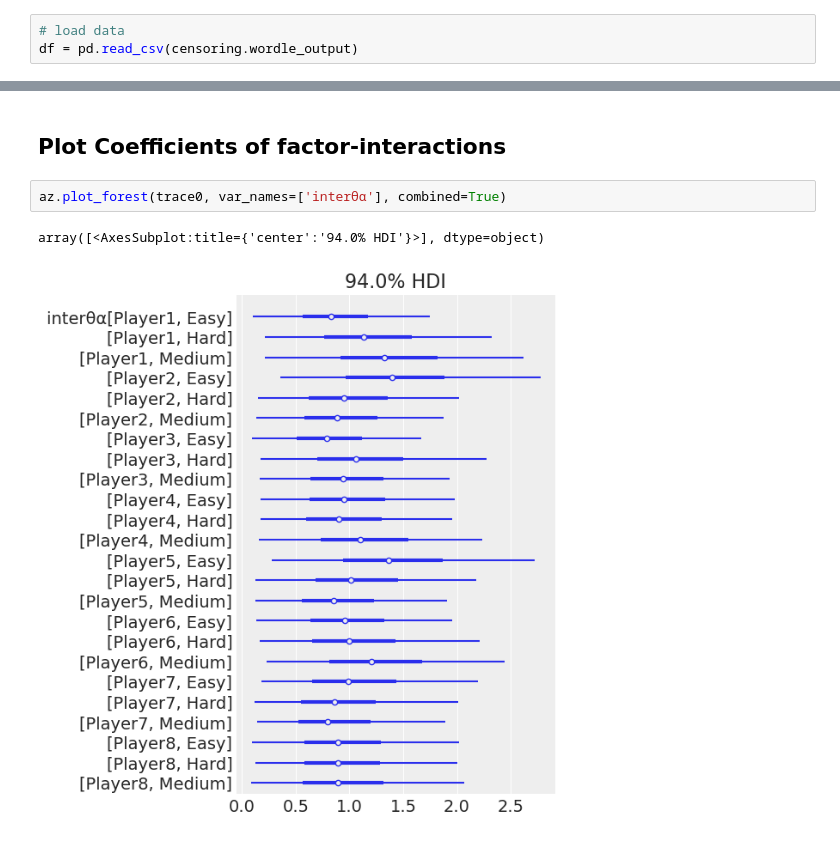
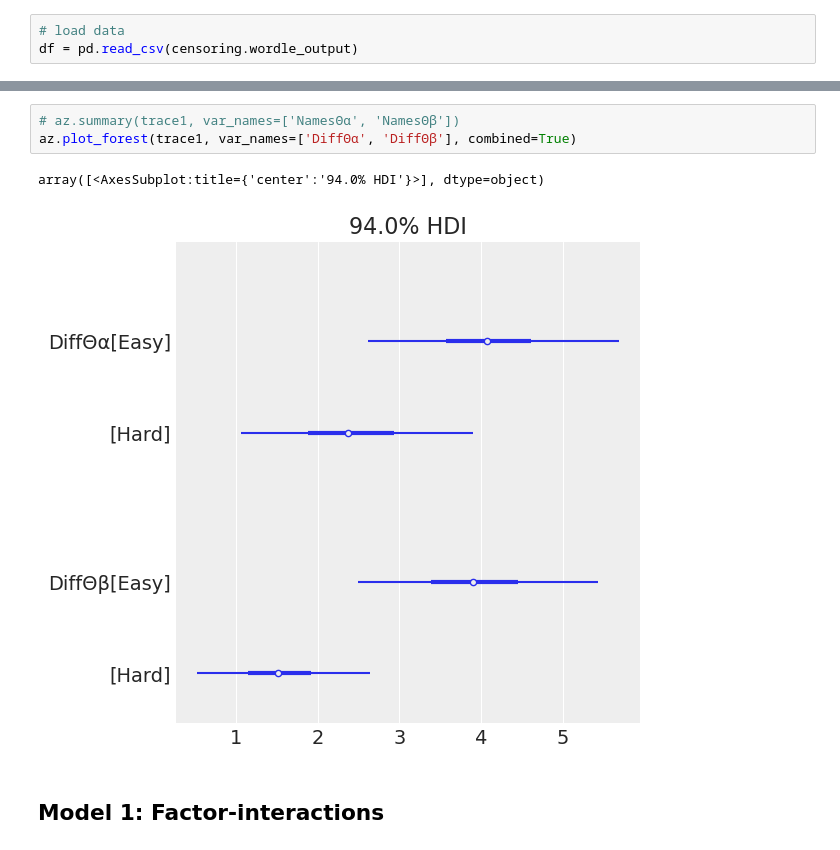
Before and after one commit to DJSherwood/wordle-analysis, a Jupyter notebook: BetterBinomial.ipynb, the cells around one changed output, grey strips where cells are left out. Cells and saved outputs as stored; diff of their text form.

```diff
--- a/BetterBinomial.ipynb
+++ b/BetterBinomial.ipynb
@@ -118,7 +188,8 @@ array([<AxesSubplot:title={'center':'94.0% HDI'}>], dtype=object)
+# %%
+# az.summary(trace1, var_names=['NamesΘα', 'NamesΘβ'])
+az.plot_forest(trace1, var_names=['DiffΘα', 'DiffΘβ'], combined=True)
+# %% [output]
+array([<AxesSubplot:title={'center':'94.0% HDI'}>], dtype=object)
+[figure, added]
 # %% [markdown]
-## Plot Coefficients of factor-interactions
+## Model 1: Factor-interactions
-# %%
-az.plot_forest(trace0, var_names=['interθα'], combined=True)
-# %% [output]
-array([<AxesSubplot:title={'center':'94.0% HDI'}>], dtype=object)
-[figure, removed]
```
Also changed, not shown: parts of 30 cells of this notebook, 2 other files.
